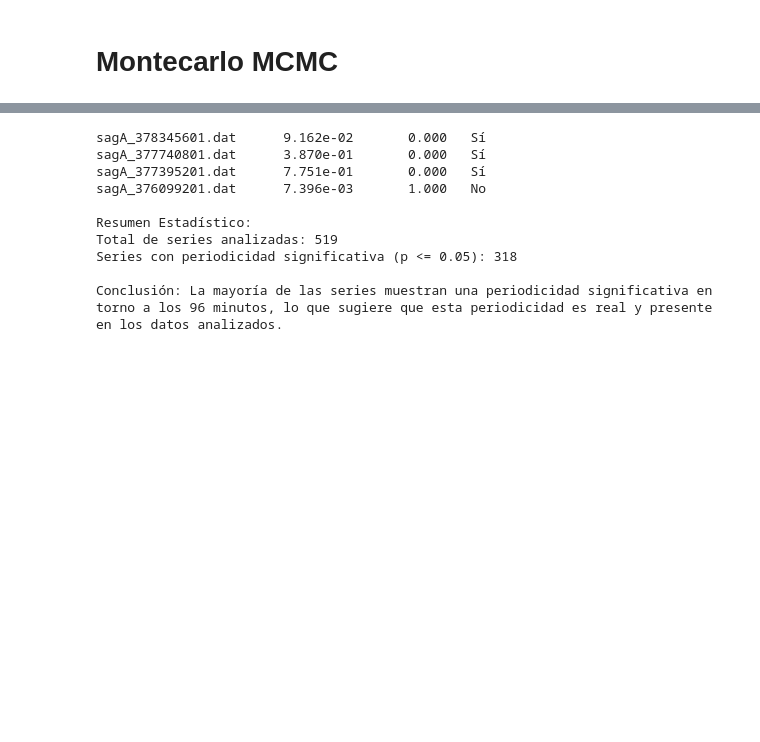
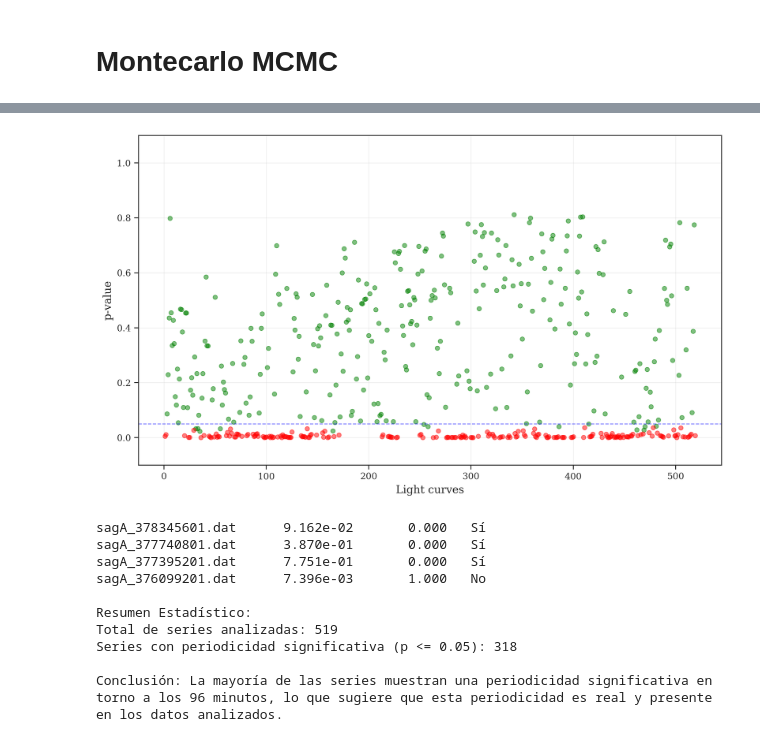
Before and after one commit to GuijonGustavo/Saggitarius-A-peridicity-Gamma-Rays, a Jupyter notebook: montecarlo.ipynb, the cells around one changed output, grey strips where cells are left out. Saved outputs shown, nothing was run; the diff lists cells and outputs as text; code cells hidden in the pictures; blank space fills up the shorter version.

```diff
--- a/montecarlo.ipynb
+++ b/montecarlo.ipynb
@@ -131,3 +77,84 @@ if __name__ == "__main__":
+# %%
+import matplotlib.pyplot as plt
+import pandas as pd
+import seaborn as sns
+from matplotlib.ticker import FuncFormatter
+
+# Configuración avanzada de Seaborn y Matplotlib
+sns.set_context("paper", font_scale=1.5)  # Ajuste de tamaño de fuente para publicaciones
+sns.set_style("ticks")  # Estilo limpio con ticks visibles
+sns.set_palette("muted")  # Paleta de colores suave y profesional
+
+# Configuración adicional de Matplotlib
+plt.rcParams.update({
+    "axes.titlesize": 14,      # Tamaño de los títulos de los ejes
+    "axes.labelsize": 12,      # Tamaño de las etiquetas de los ejes
+    "xtick.labelsize": 10,     # Tamaño de las etiquetas del eje X
+    "ytick.labelsize": 10,     # Tamaño de las etiquetas del eje Y
+    "legend.fontsize": 10,     # Tamaño de la leyenda
+    "font.family": "serif",    # Tipo de fuente: preferido en publicaciones científicas
+    "figure.dpi": 300,         # Resolución de la figura
+    "savefig.dpi": 300,        # Resolución de exportación
+    "figure.figsize": (10, 6), # Tamaño de la figura (ajustado)
+    "axes.grid": True,         # Activar cuadrícula
+    "grid.alpha": 0.3,         # Transparencia de la cuadrícula
+    "lines.linewidth": 2,      # Grosor de las líneas
+})
+
+
+# Función para leer los resultados desde un archivo
+def leer_resultados(archivo):
+    # Leer los datos, asumiendo que están en un archivo delimitado por tabulaciones
+    resultados = pd.read_csv(archivo, sep='\t', header=None, names=['Archivo', 'Valor_p', 'Otro', 'Significativo'])
+    return resultados
+
+# Función para graficar los resultados
+def graficar_resultados(resultados):
+    # Convertir el valor p a numérico
+    resultados['Valor_p'] = pd.to_numeric(resultados['Valor_p'], errors='coerce')
+
+    # Separar las series significativas y no significativas
+    significativas = resultados[resultados['Significativo'] == 'Sí']
+    no_significativas = resultados[resultados['Significativo'] == 'No']
+
+    # Crear el gráfico
+    #plt.figure(figsize=(12, 6))
+
+    # Graficar las series significativas
+    #plt.scatter(significativas.index, significativas['Valor_p'], color='green', label='Significativas (p ≤ 0.05)', alpha=0.7)
+    plt.scatter(significativas.index, significativas['Valor_p'], color='green', alpha=0.5)
+
+    # Graficar las series no significativas
+    #plt.scatter(no_significativas.index, no_significativas['Valor_p'], color='red', label='No Significativas (p > 0.05)', alpha=0.7)
+    plt.scatter(no_significativas.index, no_significativas['Valor_p'], color='red', alpha=0.5)
+
+    # Configurar el gráfico
+    #plt.axhline(y=0.05, color='blue', linestyle='--', linewidth=1, alpha=0.5, label='Nivel de Significancia (p = 0.05)')
+    plt.axhline(y=0.05, color='blue', linestyle='--', linewidth=1, alpha=0.5)
+    plt.ylim(-0.1, 1.1)
+    #plt.title('Resultados de la Simulación de Monte Carlo')
+    plt.xlabel('Light curves')
+    plt.ylabel('p-value')
+    #plt.xticks(rotation=45)
+    #plt.legend()
+    #plt.grid()
+
+    # Guardar el gráfico
+    plt.tight_layout()
+    plt.savefig('images/montecarlo_MCMC_sample_1.pdf', format='pdf',  bbox_inches="tight", dpi=300)
+    plt.show()
+
+def main():
+    # Leer resultados
+    resultados = leer_resultados("resumen_resultados_montecarlo_mcmc.txt")
+
+    # Graficar los resultados
+    graficar_resultados(resultados)
+
+if __name__ == "__main__":
+    main()
+# %% [output]
+[figure, added]
 # %%
 !tail resumen_resultados_montecarlo_mcmc.txt
 # %% [output]
```
Also changed, not shown: parts of 1 cell of this notebook, 6 other files.
